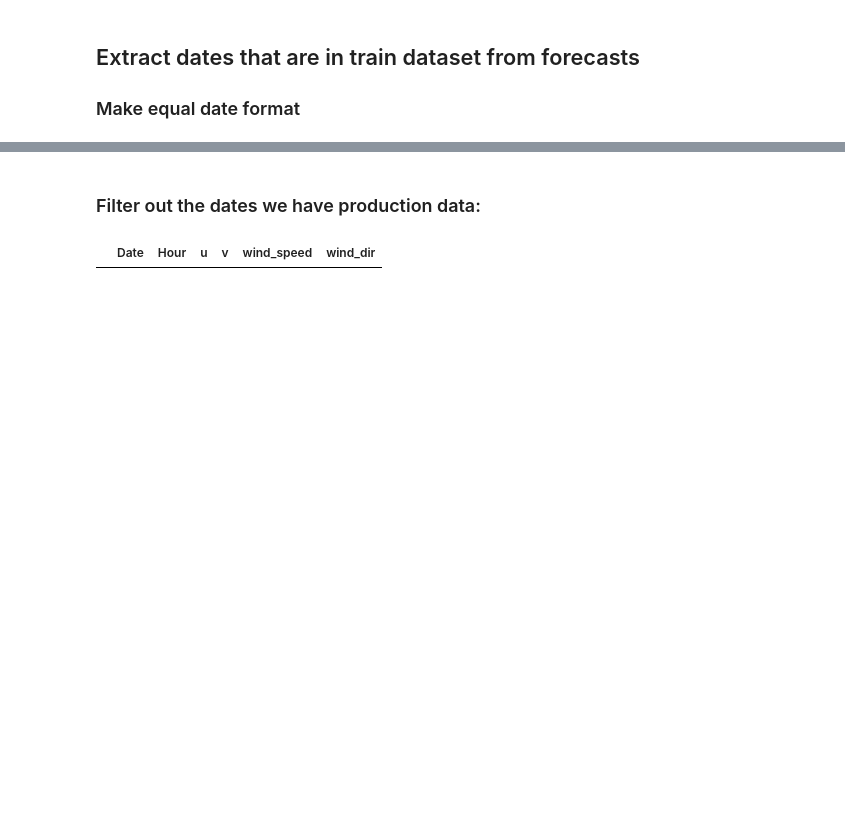
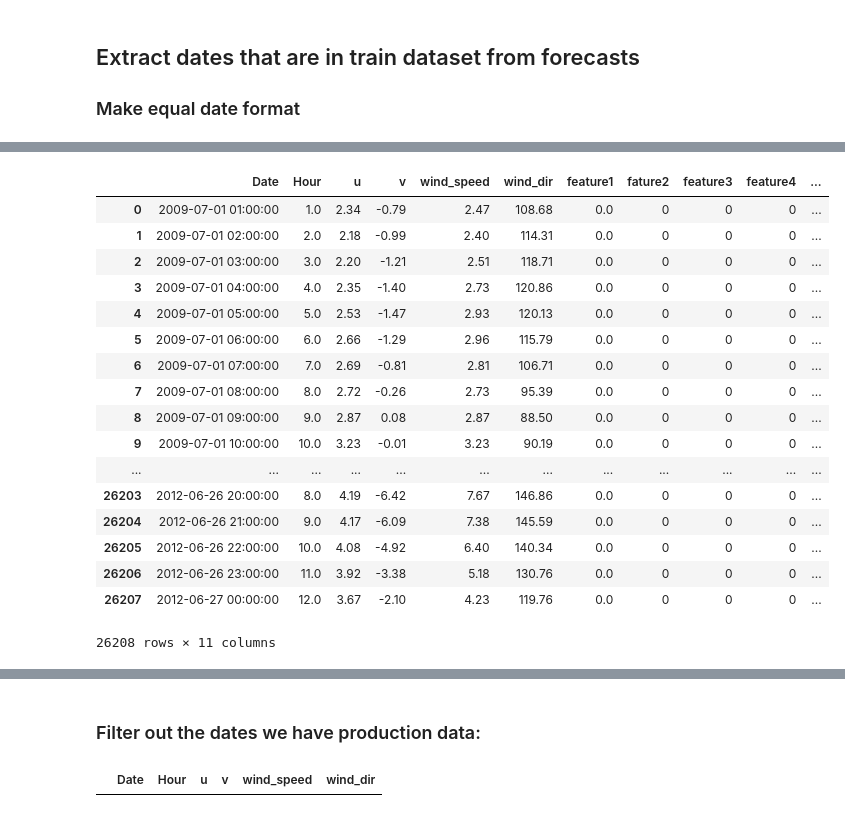
Before and after one commit to Pontius1007/TDT4859, a Jupyter notebook: Data exploration.ipynb, the cells around one changed output, grey strips where cells are left out. Drawn from its saved outputs; the diff is of its cells as text; code cells hidden in the pictures; blank space fills up the shorter version.

Commit message:
Utviklet funksjoner for å droppe og legge til kolonner for å f det på formen vi ble enige om på fredag. Prototypet hvordan vi kan lage ws-2, ws-1.. featuresene

```diff
--- a/Data exploration.ipynb
+++ b/Data exploration.ipynb
@@ -351,17 +372,18 @@ def convert_date_format(forecast_dataframe):
         forecast_hour = int(prev_date[-2:])
 
         # Fetch the hour the forecast is for:
-        # FIX THIS: 1-12 INSTEAD OF 0-23
         hours_ahead = int(forecast_dataframe.iloc[i,1])
         hour = str(forecast_hour + hours_ahead).zfill(2)
 
-        # Strip the hours the forecast was made
-        date = prev_date[:-2]
+        # Replace the hours the forecast was made with the forecasted hour
+        date = prev_date[:-2] + hour
 
         #append the hour the forecast is for at the end of the date:
-        date_time = date + hour
+        #date_time = date + hour
 
-        # Replace the date with the new date format:
-        forecast_dataframe.iloc[i,0] = date_time
+        # Convert into datetime format:
+        date = convert_to_datetime(date)
+
+        forecast_dataframe.iloc[i,0] = date
 
     return forecast_dataframe
@@ -450,0 +390,3 @@ test
+# %%
+wf1_df = remove_overlap(forecast1)
+wf1_df = convert_date_format(wf1_df)
@@ -450,0 +402,25 @@ test
+# %%
+tdf = wf1_df
+# %%
+tdf['feature1'] = pd.Series(np.zeros(tdf.shape[0]))
+# %%
+tdf = tdf.assign(**{'fature2': 0, 'feature3':0, 'feature4':0, 'feature5': 0})
+# %% [output]
+|  | Date | Hour | u | v | wind_speed | wind_dir | feature1 | fature2 | feature3 | feature4 | ... |
+| 0 | 2009-07-01 01:00:00 | 1.0 | 2.34 | -0.79 | 2.47 | 108.68 | 0.0 | 0 | 0 | 0 | ... |
+| 1 | 2009-07-01 02:00:00 | 2.0 | 2.18 | -0.99 | 2.40 | 114.31 | 0.0 | 0 | 0 | 0 | ... |
+| 2 | 2009-07-01 03:00:00 | 3.0 | 2.20 | -1.21 | 2.51 | 118.71 | 0.0 | 0 | 0 | 0 | ... |
+| 3 | 2009-07-01 04:00:00 | 4.0 | 2.35 | -1.40 | 2.73 | 120.86 | 0.0 | 0 | 0 | 0 | ... |
+| 4 | 2009-07-01 05:00:00 | 5.0 | 2.53 | -1.47 | 2.93 | 120.13 | 0.0 | 0 | 0 | 0 | ... |
+| 5 | 2009-07-01 06:00:00 | 6.0 | 2.66 | -1.29 | 2.96 | 115.79 | 0.0 | 0 | 0 | 0 | ... |
+| 6 | 2009-07-01 07:00:00 | 7.0 | 2.69 | -0.81 | 2.81 | 106.71 | 0.0 | 0 | 0 | 0 | ... |
+| 7 | 2009-07-01 08:00:00 | 8.0 | 2.72 | -0.26 | 2.73 | 95.39 | 0.0 | 0 | 0 | 0 | ... |
+| 8 | 2009-07-01 09:00:00 | 9.0 | 2.87 | 0.08 | 2.87 | 88.50 | 0.0 | 0 | 0 | 0 | ... |
+| 9 | 2009-07-01 10:00:00 | 10.0 | 3.23 | -0.01 | 3.23 | 90.19 | 0.0 | 0 | 0 | 0 | ... |
+| ... | ... | ... | ... | ... | ... | ... | ... | ... | ... | ... | ... |
+| 26203 | 2012-06-26 20:00:00 | 8.0 | 4.19 | -6.42 | 7.67 | 146.86 | 0.0 | 0 | 0 | 0 | ... |
+| 26204 | 2012-06-26 21:00:00 | 9.0 | 4.17 | -6.09 | 7.38 | 145.59 | 0.0 | 0 | 0 | 0 | ... |
+| 26205 | 2012-06-26 22:00:00 | 10.0 | 4.08 | -4.92 | 6.40 | 140.34 | 0.0 | 0 | 0 | 0 | ... |
+| 26206 | 2012-06-26 23:00:00 | 11.0 | 3.92 | -3.38 | 5.18 | 130.76 | 0.0 | 0 | 0 | 0 | ... |
+| 26207 | 2012-06-27 00:00:00 | 12.0 | 3.67 | -2.10 | 4.23 | 119.76 | 0.0 | 0 | 0 | 0 | ... |
+26208 rows × 11 columns
```
Also changed, not shown: parts of 55 cells of this notebook.
